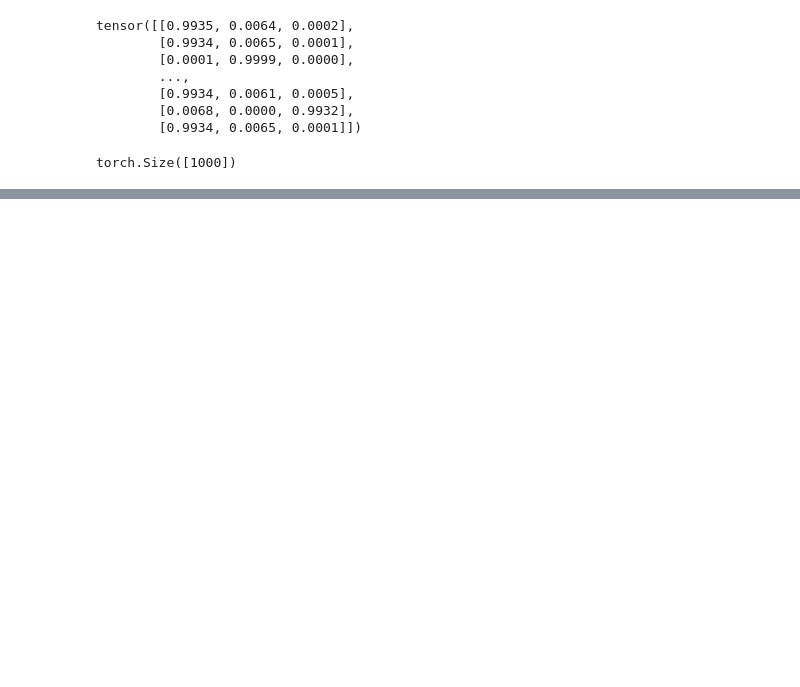
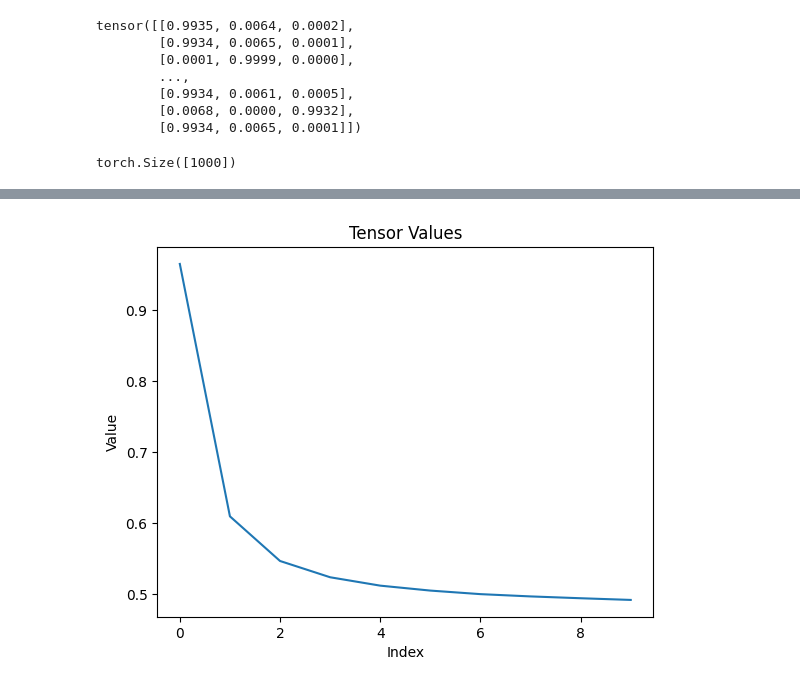
Before and after one commit to antlobach/pytorch-stuff, a Jupyter notebook: pytorch.ipynb, the cells around one changed output, grey strips where cells are left out. Drawn from its saved outputs; the diff is of its cells as text; code cells hidden in the pictures; blank space fills up the shorter version.

```diff
--- a/pytorch.ipynb
+++ b/pytorch.ipynb
@@ -306,4 +303,4 @@ model = MLP(num_inputs=50, num_outputs=3)
 # %%
 optimizer = torch.optim.SGD(params=model.parameters(), lr=0.01)
 # %%
-num_epochs = 100
+num_epochs = 1
@@ -414,0 +385,5 @@ torch.Size([1000])
+# %%
+device = torch.device("cuda")
+
+model = MLP(num_inputs=50, num_outputs=3)
+model.to(device)
@@ -414,0 +400,2 @@ torch.Size([1000])
+# %%
+optimizer = torch.optim.SGD(params=model.parameters(), lr=0.01)
@@ -414,0 +404,29 @@ torch.Size([1000])
+# %%
+loss_vals = tensor(range(num_epochs), dtype = torch.float, requires_grad=False)
+
+for epoch in range(num_epochs):
+
+  loss_vals_epoch = tensor(range(len(train_loader)), dtype = torch.float).detach()
+
+  model.train()
+  for batch_indx, (features, labels) in enumerate(train_loader):
+
+    # Forward pass
+    logits = model(features.to(device))
+
+    # Compute loss
+    loss = F.cross_entropy(logits, labels.to(device))
+
+    optimizer.zero_grad() # Reset grads
+
+    loss.backward() # Compute gradients
+
+    optimizer.step() # Update the paremeters
+
+    loss_vals_epoch[batch_indx] = loss
+
+    print(f"Epoch {epoch+1:03d}/{num_epochs:03d}",
+          f" | Batch {batch_indx+1:03d}/{len(train_loader)}",
+          f" | Loss: {loss:.2f}")
+
+  loss_vals[epoch] = loss_vals_epoch.mean()
@@ -414,0 +451,9 @@ torch.Size([1000])
+# %%
+plt.figure()
+plt.plot(loss_vals.detach().numpy())
+plt.xlabel("Index")
+plt.ylabel("Value")
+plt.title("Tensor Values")
+plt.show()
+# %% [output]
+[figure, added]
```
Also changed, not shown: parts of 30 cells of this notebook.
